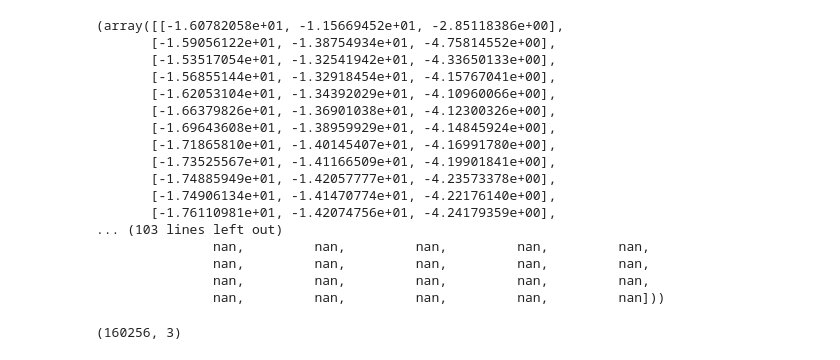
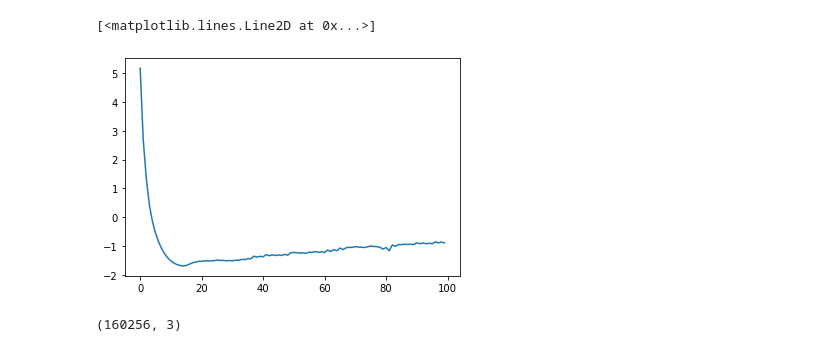
Before and after one commit to leonardocunha2107/asp, a Jupyter notebook: asp.ipynb, the cells around one changed output. Cells and saved outputs as stored; diff of their text form; code cells hidden in the pictures.

```diff
--- a/asp.ipynb
+++ b/asp.ipynb
@@ -108,21 +128,6 @@ ValueError: shape mismatch: value array of shape (513,1) could not be broadcast
-# %%
-print(error)
-# %% [output]
-(array([[-1.60782058e+01, -1.15669452e+01, -2.85118386e+00],
-       [-1.59056122e+01, -1.38754934e+01, -4.75814552e+00],
-       [-1.53517054e+01, -1.32541942e+01, -4.33650133e+00],
-       [-1.56855144e+01, -1.32918454e+01, -4.15767041e+00],
-       [-1.62053104e+01, -1.34392029e+01, -4.10960066e+00],
-       [-1.66379826e+01, -1.36901038e+01, -4.12300326e+00],
-       [-1.69643608e+01, -1.38959929e+01, -4.14845924e+00],
-       [-1.71865810e+01, -1.40145407e+01, -4.16991780e+00],
-       [-1.73525567e+01, -1.41166509e+01, -4.19901841e+00],
-       [-1.74885949e+01, -1.42057777e+01, -4.23573378e+00],
-       [-1.74906134e+01, -1.41470774e+01, -4.22176140e+00],
-       [-1.76110981e+01, -1.42074756e+01, -4.24179359e+00],
-... (103 lines left out)
-               nan,         nan,         nan,         nan,         nan,
-               nan,         nan,         nan,         nan,         nan,
-               nan,         nan,         nan,         nan,         nan,
-               nan,         nan,         nan,         nan,         nan]))
+# %%
+plt.plot(np.array(error[1]))
+# %% [output]
+[<matplotlib.lines.Line2D at 0x...>]
+[figure, added]
 # %%
```
Also changed, not shown: parts of 6 cells of this notebook, 2 other files.
